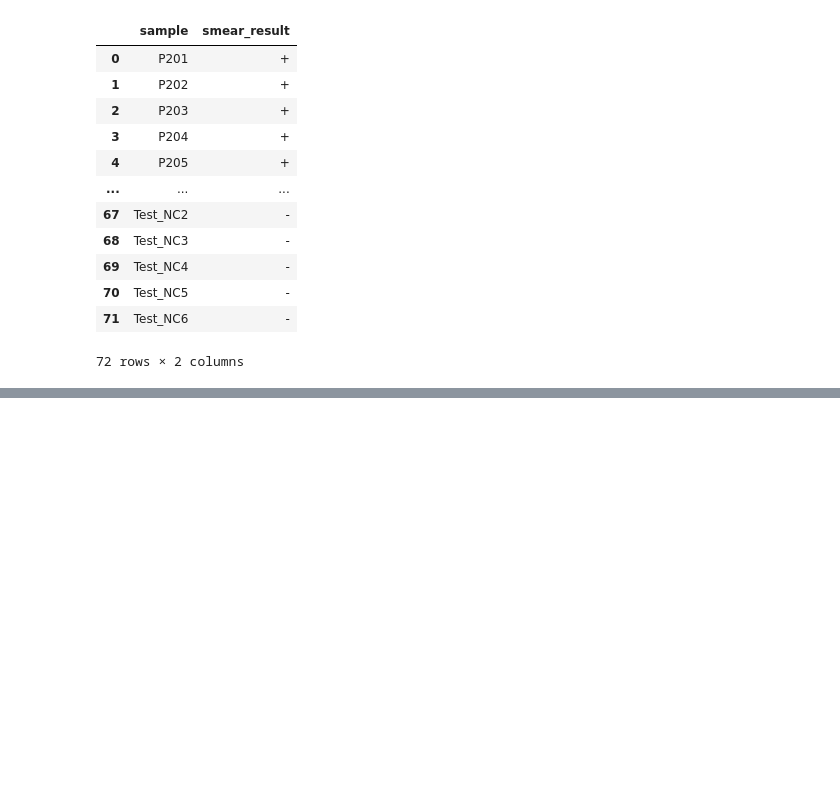
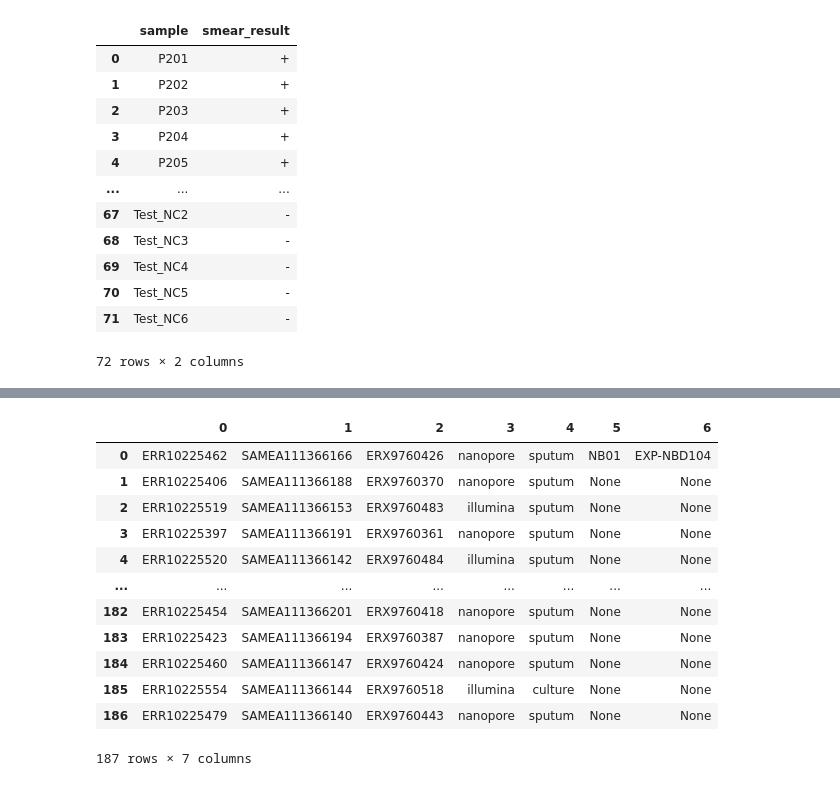
Before and after one commit to iqbal-lab-org/tb-sputum-project, a Jupyter notebook: docs/data_cleaning.ipynb, the cells around one changed output, grey strips where cells are left out. Drawn from its saved outputs; the diff is of its cells as text; code cells hidden in the pictures; blank space fills up the shorter version.

Commit message:
add accession samplesheet

```diff
--- a/docs/data_cleaning.ipynb
+++ b/docs/data_cleaning.ipynb
@@ -762,0 +784,2 @@ smear_df.to_csv("smear_results.csv", index=False)
+# %%
+sampledf = pd.read_csv("ENA_submission/results/samples/accessions.csv", index_col="alias")
@@ -762,0 +803,4 @@ smear_df.to_csv("smear_results.csv", index=False)
+# %%
+ont_df = pd.read_csv("ont_samples.csv", index_col="sample")
+ont_df["source"] = "sputum"
+ont_df
@@ -762,0 +825,38 @@ smear_df.to_csv("smear_results.csv", index=False)
+# %%
+def sample_name(s: str) -> str:
+    for sfx in ["_rep1", "_rep2", "-singleplex", "-multiplex"]:
+        s = s.replace(sfx, "")
+    return s
+# %%
+data = []
+for _, row in rundf.iterrows():
+    alias = row["alias"]
+    sample = sample_name(alias)
+    biosample = sampledf.at[sample, "biosample"]
+    tech = row["tech"]
+    src = row["source"]
+    exp = row["experiment"]
+    run = row["run"]
+    if "multiplex" in alias:
+        bc = ont_df.at[alias, "barcode"]
+        kit = ont_df.at[alias, "barcode_kit"]
+    else:
+        bc = None
+        kit = None
+    data.append([run, biosample, exp, tech, src, bc, kit])
+# %%
+pd.DataFrame(data, columns=["run", "biosample", "experiment", "technology", "source", "ont_barcode", "ont_barcode_kit"])
+# %% [output]
+|  | 0 | 1 | 2 | 3 | 4 | 5 | 6 |
+| 0 | ERR10225462 | SAMEA111366166 | ERX9760426 | nanopore | sputum | NB01 | EXP-NBD104 |
+| 1 | ERR10225406 | SAMEA111366188 | ERX9760370 | nanopore | sputum | None | None |
+| 2 | ERR10225519 | SAMEA111366153 | ERX9760483 | illumina | sputum | None | None |
+| 3 | ERR10225397 | SAMEA111366191 | ERX9760361 | nanopore | sputum | None | None |
+| 4 | ERR10225520 | SAMEA111366142 | ERX9760484 | illumina | sputum | None | None |
+| ... | ... | ... | ... | ... | ... | ... | ... |
+| 182 | ERR10225454 | SAMEA111366201 | ERX9760418 | nanopore | sputum | None | None |
+| 183 | ERR10225423 | SAMEA111366194 | ERX9760387 | nanopore | sputum | None | None |
+| 184 | ERR10225460 | SAMEA111366147 | ERX9760424 | nanopore | sputum | None | None |
+| 185 | ERR10225554 | SAMEA111366144 | ERX9760518 | illumina | culture | None | None |
+| 186 | ERR10225479 | SAMEA111366140 | ERX9760443 | nanopore | sputum | None | None |
+187 rows × 7 columns
```
Also changed, not shown: parts of 6 cells of this notebook, 1 other file.
